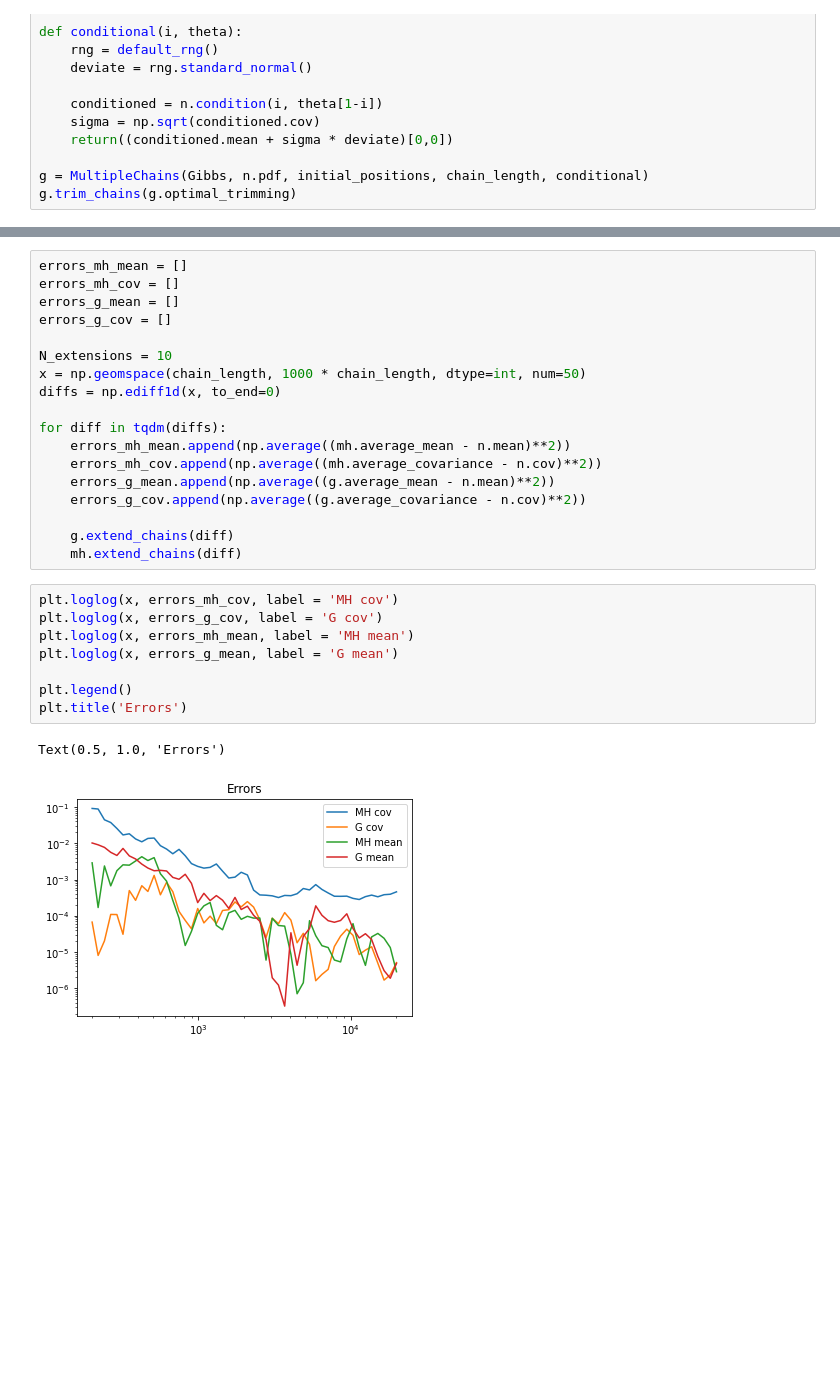
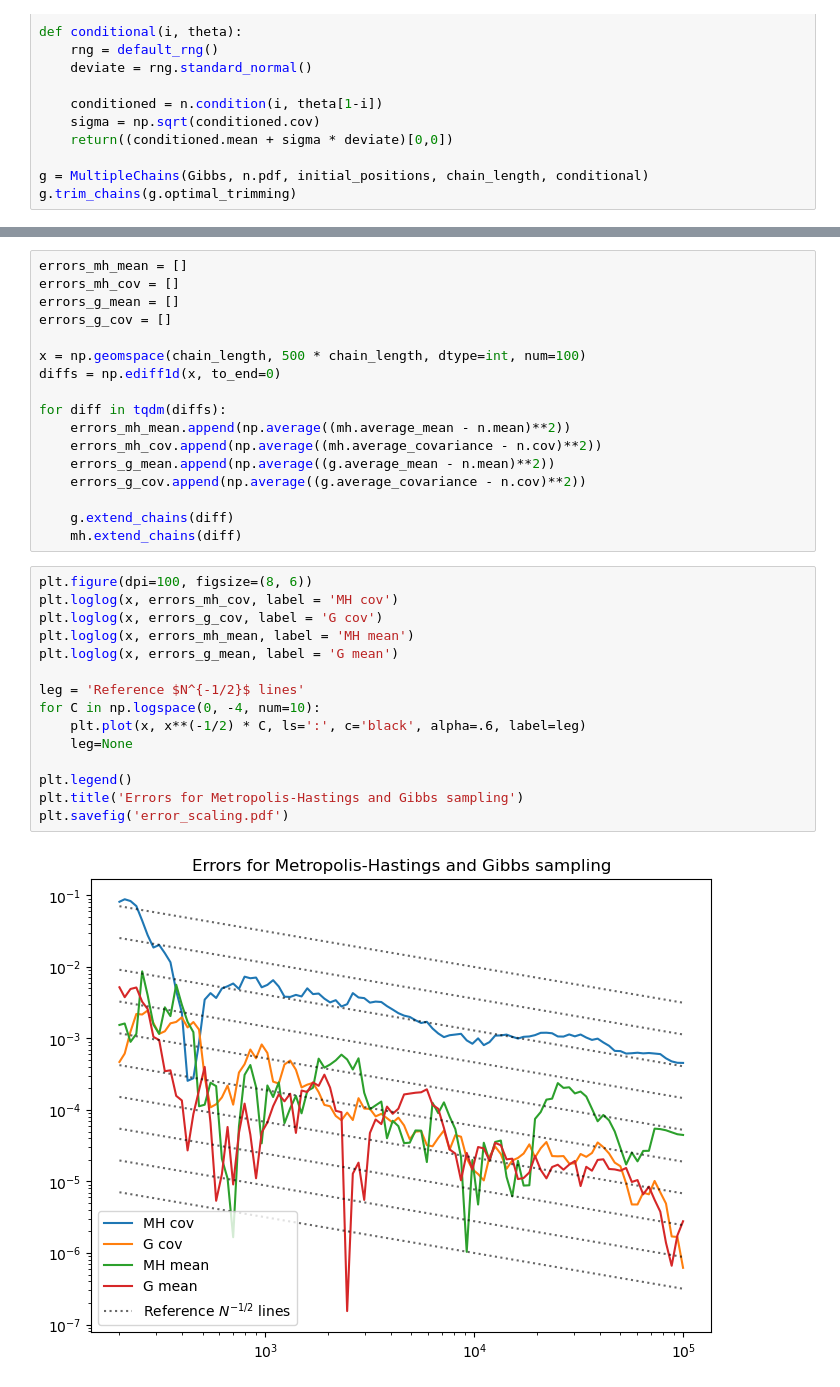
Before and after one commit to jacopok/notes, a Jupyter notebook: ap_third_semester/astrostat_homework/exercise_7.ipynb, the cells around one changed output, grey strips where cells are left out. Saved outputs shown, nothing was run; the diff lists cells and outputs as text; blank space fills up the shorter version.

Commit message:
Added error figure

```diff
--- a/ap_third_semester/astrostat_homework/exercise_7.ipynb
+++ b/ap_third_semester/astrostat_homework/exercise_7.ipynb
@@ -104,8 +104,7 @@ errors_mh_cov = []
 errors_g_mean = []
 errors_g_cov = []
 
-N_extensions = 10
-x = np.geomspace(chain_length, 1000 * chain_length, dtype=int, num=50)
+x = np.geomspace(chain_length, 500 * chain_length, dtype=int, num=100)
 diffs = np.ediff1d(x, to_end=0)
 
 for diff in tqdm(diffs):
@@ -117,13 +116,19 @@ for diff in tqdm(diffs):
     g.extend_chains(diff)
     mh.extend_chains(diff)
 # %%
+plt.figure(dpi=100, figsize=(8, 6))
 plt.loglog(x, errors_mh_cov, label = 'MH cov')
 plt.loglog(x, errors_g_cov, label = 'G cov')
 plt.loglog(x, errors_mh_mean, label = 'MH mean')
 plt.loglog(x, errors_g_mean, label = 'G mean')
 
+leg = 'Reference $N^{-1/2}$ lines'
+for C in np.logspace(0, -4, num=10):
+    plt.plot(x, x**(-1/2) * C, ls=':', c='black', alpha=.6, label=leg)
+    leg=None
+
 plt.legend()
-plt.title('Errors')
+plt.title('Errors for Metropolis-Hastings and Gibbs sampling')
+plt.savefig('error_scaling.pdf')
 # %% [output]
-Text(0.5, 1.0, 'Errors')
-[figure, old version]
+[figure, new version]
```
Also changed, not shown: parts of 7 cells of this notebook.
